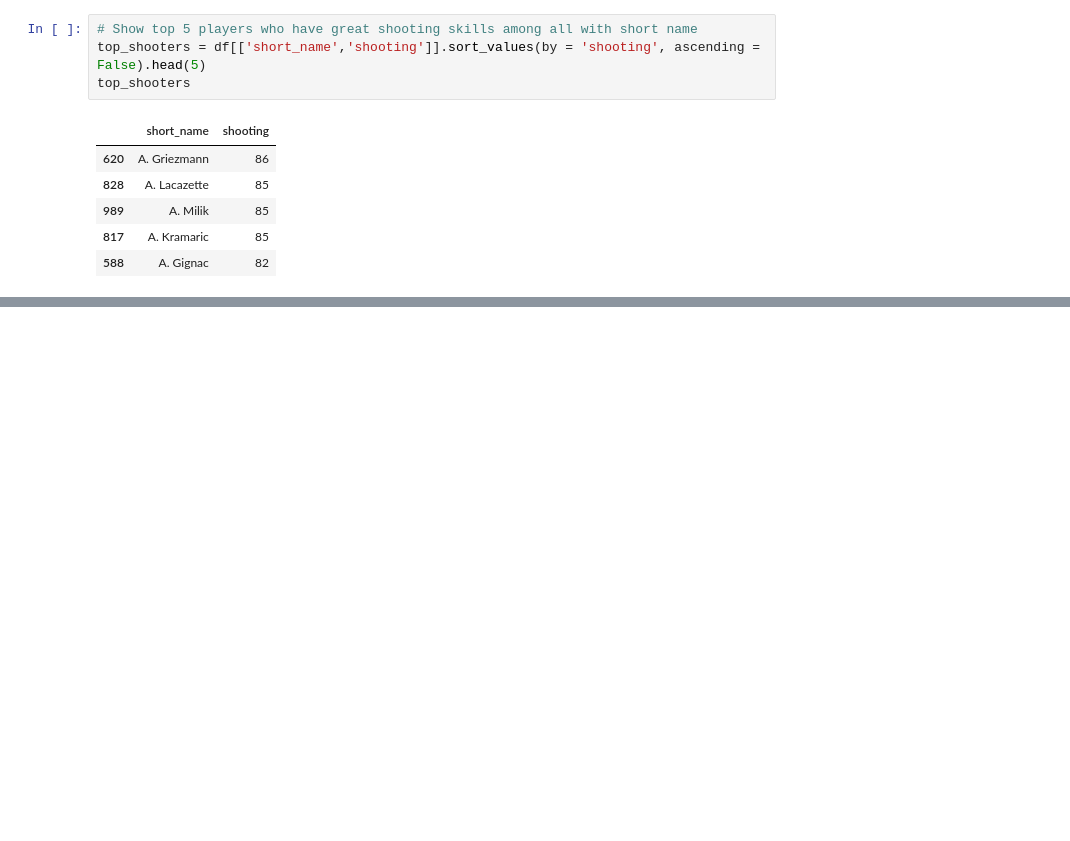
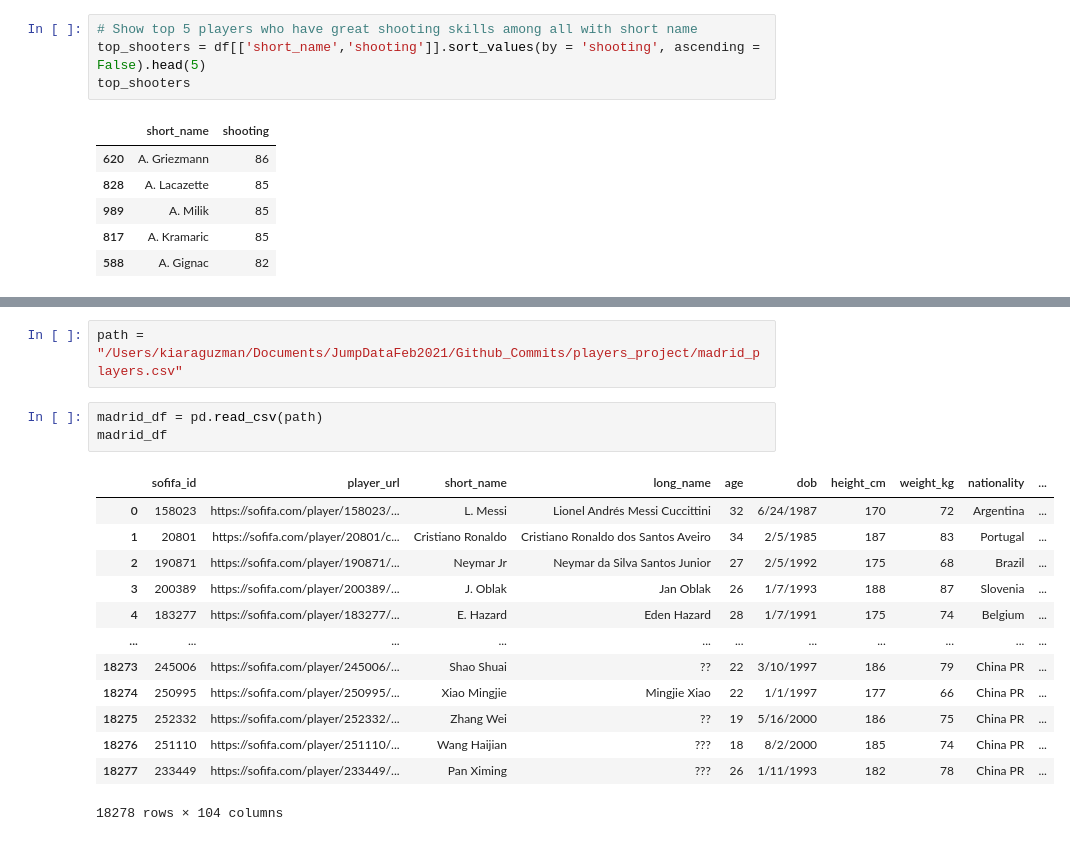
Before and after one commit to kiarakg/players_project, a Jupyter notebook: PlayersProject.ipynb, the cells around one changed output, grey strips where cells are left out. Drawn from its saved outputs; the diff is of its cells as text; blank space fills up the shorter version.

```diff
--- a/PlayersProject.ipynb
+++ b/PlayersProject.ipynb
@@ -331,5 +331,24 @@ top5_players
 | 347 | A. Christensen | 82 | Denmark | Chelsea |
 | 805 | A. Kolarov | 82 | Serbia | Roma |
 | 913 | A. Mandi | 81 | Algeria | Real Betis |
+# %%
+path = "/Users/kiaraguzman/Documents/JumpDataFeb2021/Github_Commits/players_project/madrid_players.csv"
+# %%
+madrid_df = pd.read_csv(path)
+madrid_df
+# %% [output]
+|  | sofifa_id | player_url | short_name | long_name | age | dob | height_cm | weight_kg | nationality | ... |
+| 0 | 158023 | https://sofifa.com/player/158023/... | L. Messi | Lionel Andrés Messi Cuccittini | 32 | 6/24/1987 | 170 | 72 | Argentina | ... |
+| 1 | 20801 | https://sofifa.com/player/20801/c... | Cristiano Ronaldo | Cristiano Ronaldo dos Santos Aveiro | 34 | 2/5/1985 | 187 | 83 | Portugal | ... |
+| 2 | 190871 | https://sofifa.com/player/190871/... | Neymar Jr | Neymar da Silva Santos Junior | 27 | 2/5/1992 | 175 | 68 | Brazil | ... |
+| 3 | 200389 | https://sofifa.com/player/200389/... | J. Oblak | Jan Oblak | 26 | 1/7/1993 | 188 | 87 | Slovenia | ... |
+| 4 | 183277 | https://sofifa.com/player/183277/... | E. Hazard | Eden Hazard | 28 | 1/7/1991 | 175 | 74 | Belgium | ... |
+| ... | ... | ... | ... | ... | ... | ... | ... | ... | ... | ... |
+| 18273 | 245006 | https://sofifa.com/player/245006/... | Shao Shuai | ?? | 22 | 3/10/1997 | 186 | 79 | China PR | ... |
+| 18274 | 250995 | https://sofifa.com/player/250995/... | Xiao Mingjie | Mingjie Xiao | 22 | 1/1/1997 | 177 | 66 | China PR | ... |
+| 18275 | 252332 | https://sofifa.com/player/252332/... | Zhang Wei | ?? | 19 | 5/16/2000 | 186 | 75 | China PR | ... |
+| 18276 | 251110 | https://sofifa.com/player/251110/... | Wang Haijian | ??? | 18 | 8/2/2000 | 185 | 74 | China PR | ... |
+| 18277 | 233449 | https://sofifa.com/player/233449/... | Pan Ximing | ??? | 26 | 1/11/1993 | 182 | 78 | China PR | ... |
+18278 rows × 104 columns
 # %%
 # Show wages records of top 5 players of 'Real Madrid' team
```
Also changed, not shown: parts of 6 cells of this notebook, 2 other files.
